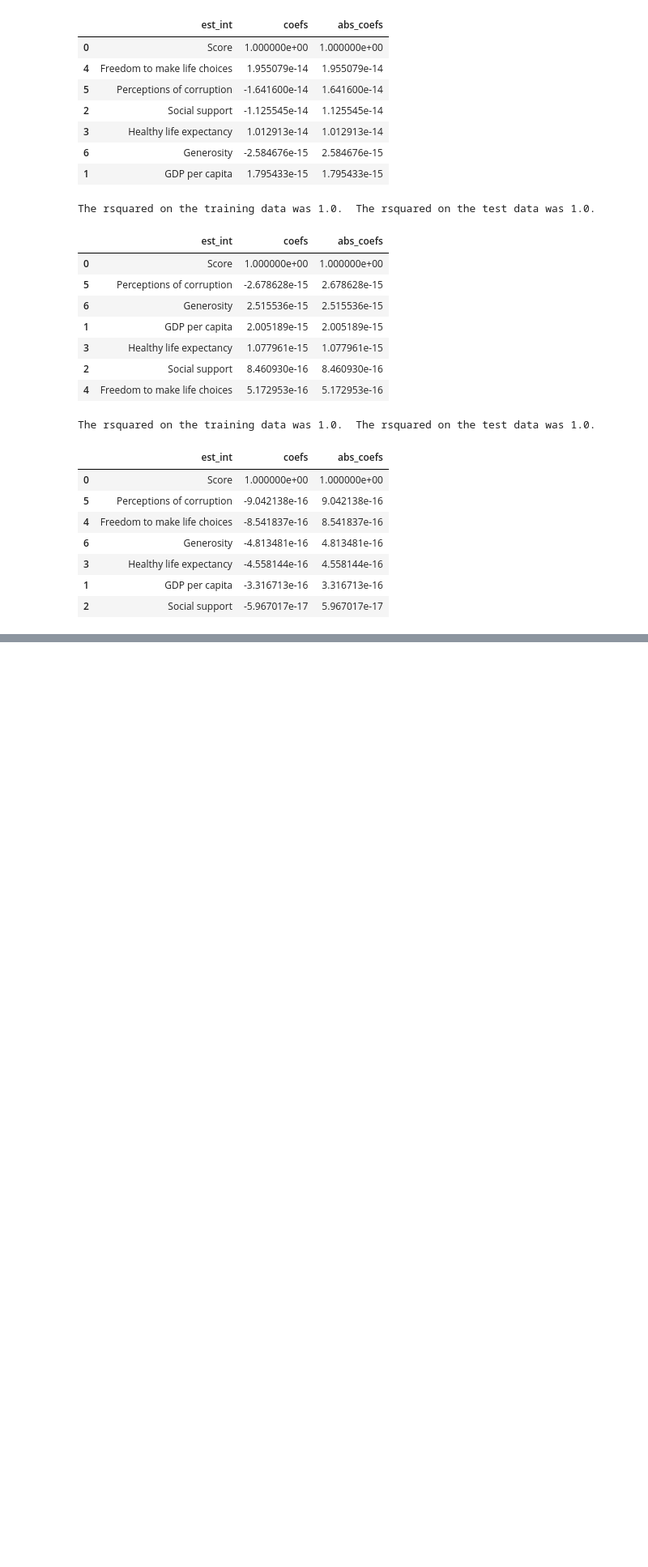
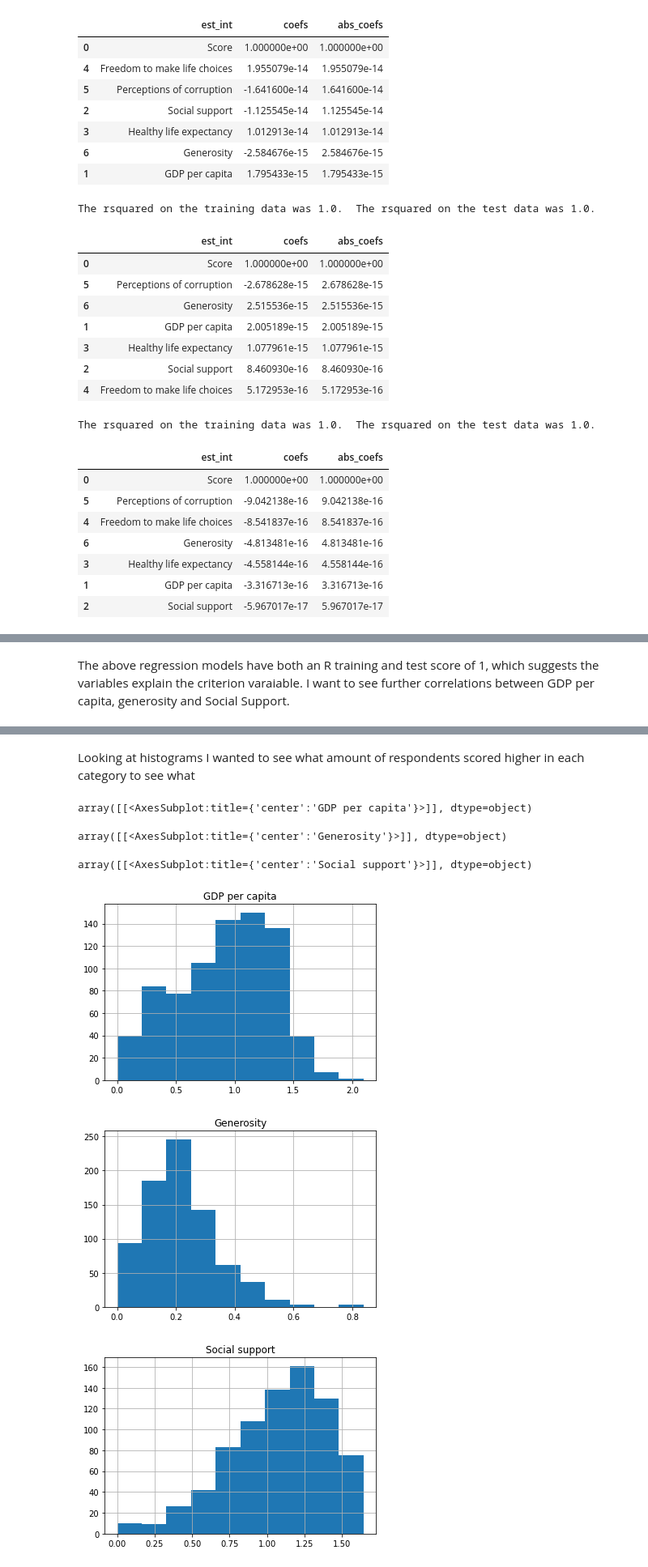
Before and after one commit to PhilSeim3/DataScienceBlog, a Jupyter notebook: Data Science Blog Workings - Happiness Index.ipynb, the cells around one changed output, grey strips where cells are left out. Shown: that part at 81% size. Saved outputs shown, nothing was run; the diff lists cells and outputs as text; code cells hidden in the pictures; blank space fills up the shorter version.

```diff
--- a/Data Science Blog Workings - Happiness Index.ipynb
+++ b/Data Science Blog Workings - Happiness Index.ipynb
@@ -495,3 +525,5 @@ The rsquared on the training data was 1.0.  The rsquared on the test data was 1.
+# %% [markdown]
+The above regression models have both an R training and test score of 1, which suggests the variables explain the criterion varaiable. I want to see further correlations between GDP per capita, generosity and Social Support.
 # %%
 df_group.corr()
 # %% [output]
@@ -503,3 +535,16 @@ df_group.corr()
 | Freedom to make life choices | 0.551258 | 0.340511 | 0.420361 | 0.340745 | 1.000000 | ... |
 | Perceptions of corruption | 0.397821 | 0.304181 | 0.126481 | 0.250463 | 0.459520 | ... |
 | Generosity | 0.137578 | -0.014560 | -0.037262 | 0.010638 | 0.290706 | ... |
+# %% [markdown]
+Looking at histograms I wanted to see what amount of respondents scored higher in each category to see what
+# %%
+display(df_group.hist(column='GDP per capita'))
+display(df_group.hist(column='Generosity'))
+display(df_group.hist(column='Social support'))
+# %% [output]
+array([[<AxesSubplot:title={'center':'GDP per capita'}>]], dtype=object)
+array([[<AxesSubplot:title={'center':'Generosity'}>]], dtype=object)
+array([[<AxesSubplot:title={'center':'Social support'}>]], dtype=object)
+[figure, added]
+[figure, added]
+[figure, added]
```
Also changed, not shown: parts of 29 cells of this notebook.
